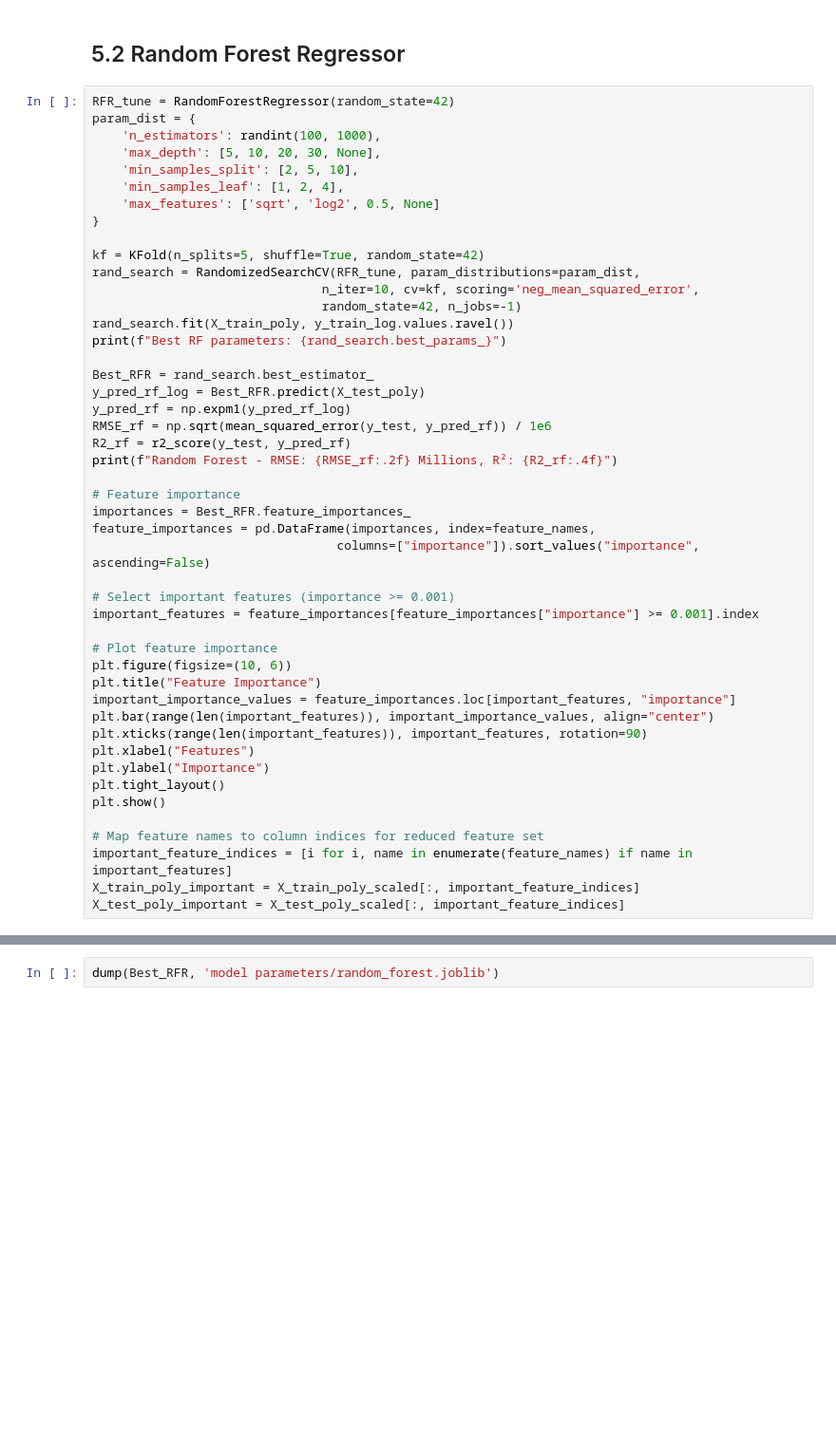
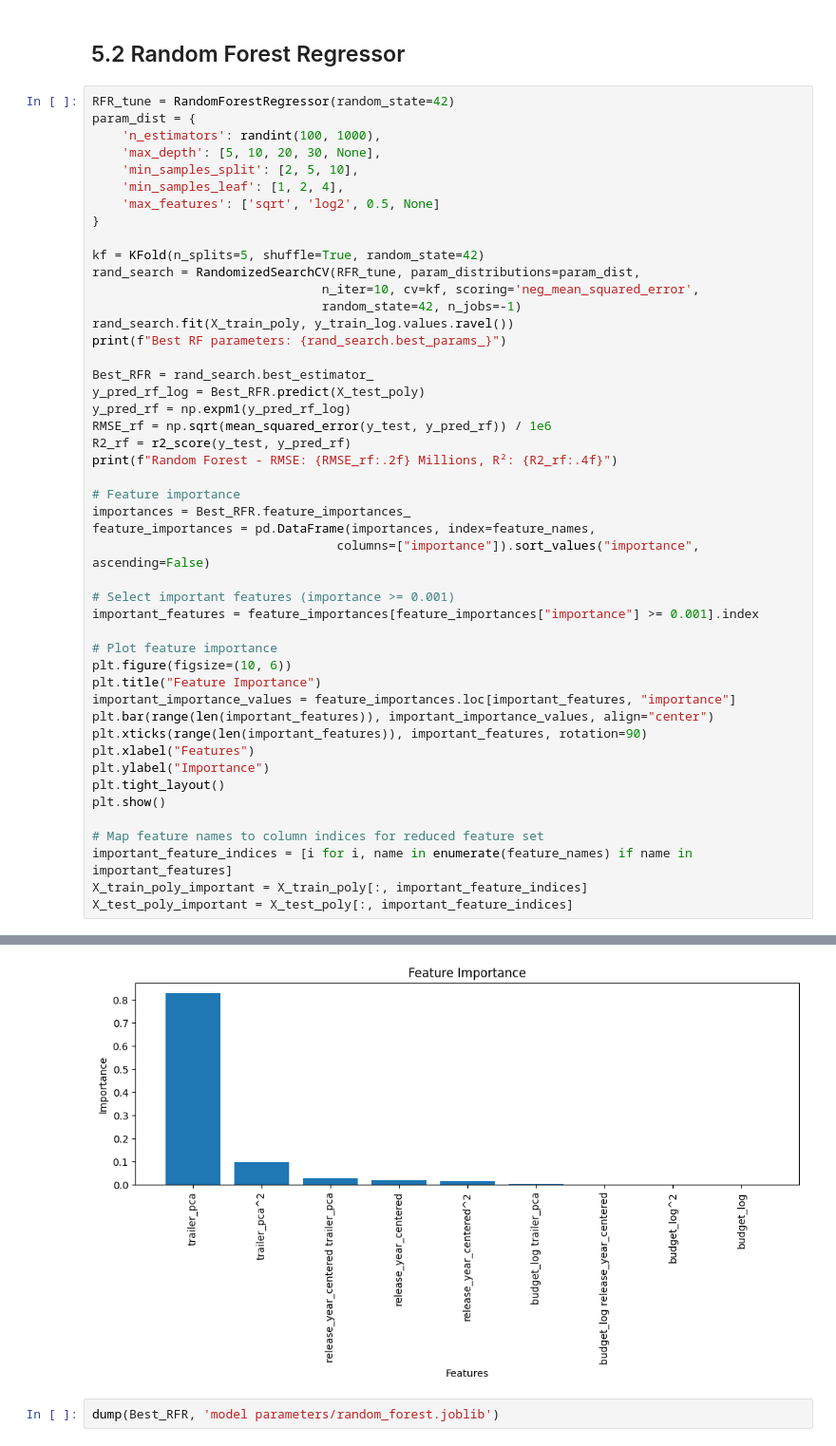
Before and after one commit to Eric7895/Movie_Revenue_Web_Application, a Jupyter notebook: FinalModel.ipynb, the cells around one changed output, grey strips where cells are left out. Shown: that part at 95% size. Saved outputs shown, nothing was run; the diff lists cells and outputs as text; blank space fills up the shorter version.

```diff
--- a/FinalModel.ipynb
+++ b/FinalModel.ipynb
@@ -427,5 +427,6 @@ plt.show()
 
 # Map feature names to column indices for reduced feature set
 important_feature_indices = [i for i, name in enumerate(feature_names) if name in important_features]
-X_train_poly_important = X_train_poly_scaled[:, important_feature_indices]
-X_test_poly_important = X_test_poly_scaled[:, important_feature_indices]
+X_train_poly_important = X_train_poly[:, important_feature_indices]
+X_test_poly_important = X_test_poly[:, important_feature_indices]
+# %% [output]
@@ -432,3 +435,4 @@ X_test_poly_important = X_test_poly_scaled[:, important_feature_indices]
+[figure, added]
 # %%
 dump(Best_RFR, 'model parameters/random_forest.joblib')
 # %% [output]
```
Also changed, not shown: parts of 2 cells of this notebook, 9 other files.
